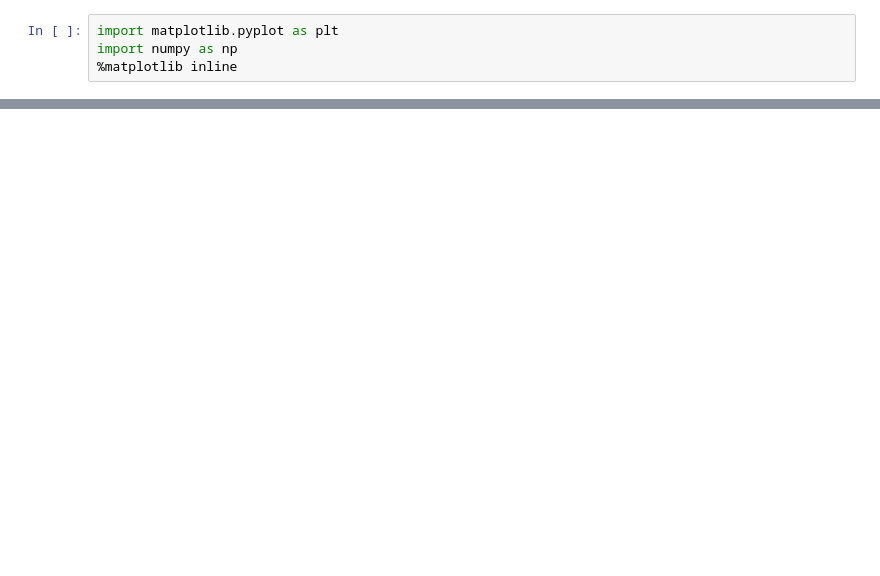
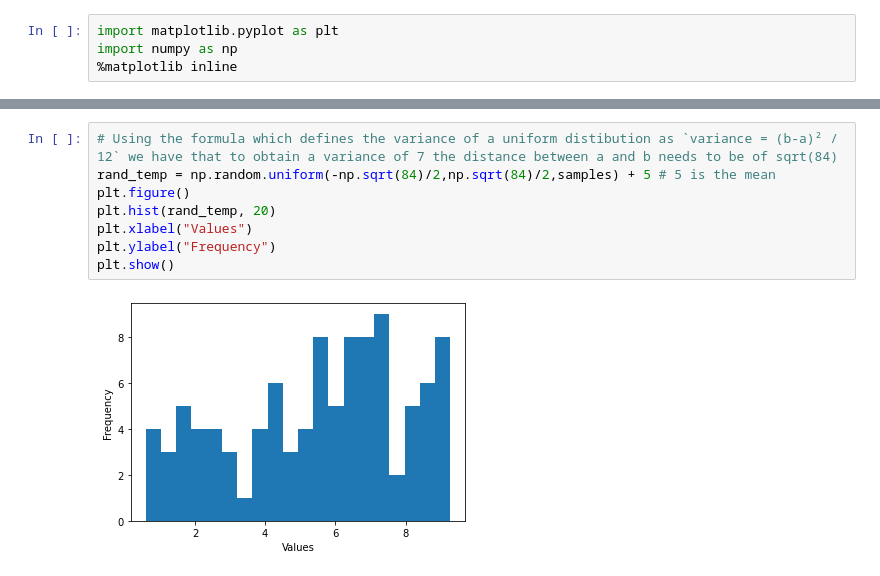
Before and after one commit to cleversonahum/UFPA-DSP, a Jupyter notebook: book-resolution/ch1/review-exercise/q10.ipynb, the cells around one changed output, grey strips where cells are left out. Drawn from its saved outputs; the diff is of its cells as text; blank space fills up the shorter version.

```diff
--- a/book-resolution/ch1/review-exercise/q10.ipynb
+++ b/book-resolution/ch1/review-exercise/q10.ipynb
@@ -17,0 +22,10 @@ plt.show()
+# %%
+# Using the formula which defines the variance of a uniform distibution as `variance = (b-a)² / 12` we have that to obtain a variance of 7 the distance between a and b needs to be of sqrt(84)
+rand_temp = np.random.uniform(-np.sqrt(84)/2,np.sqrt(84)/2,samples) + 5 # 5 is the mean
+plt.figure()
+plt.hist(rand_temp, 20)
+plt.xlabel("Values")
+plt.ylabel("Frequency")
+plt.show()
+# %% [output]
+[figure, added]
```
Also changed, not shown: parts of 7 cells of this notebook.
